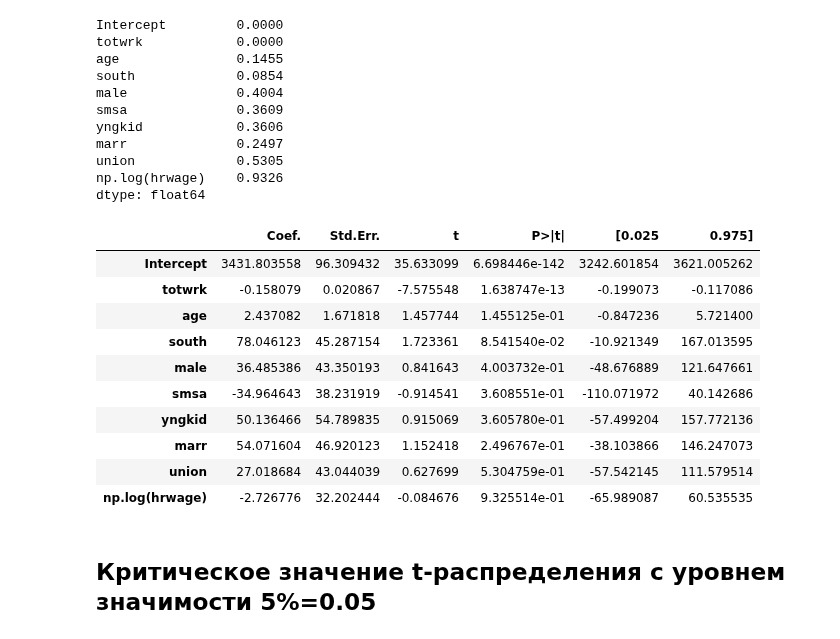
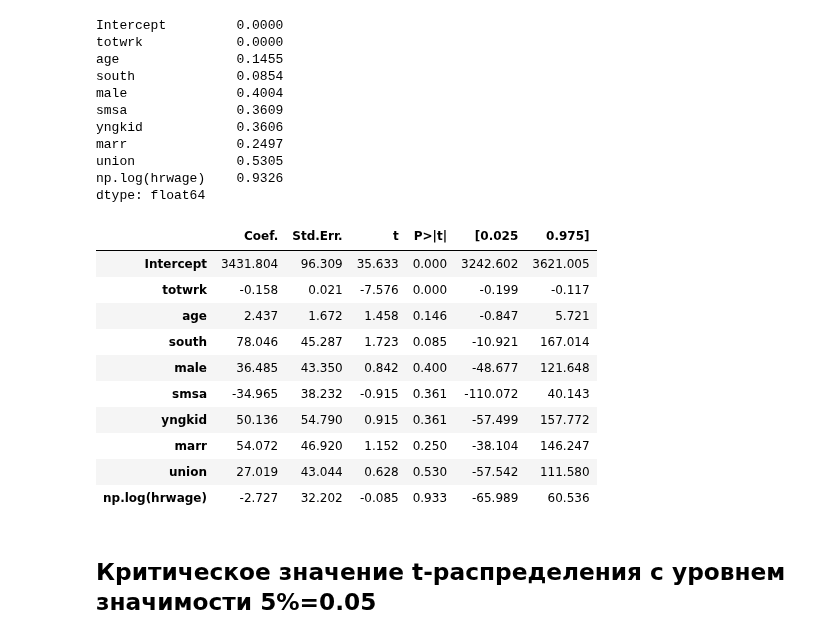
Before and after one commit to artamonoff/econometrica, a Jupyter notebook: econometrica-1/jupyter-notebooks/t-test.ipynb, the cells around one changed output. Drawn from its saved outputs; the diff is of its cells as text; code cells hidden in the pictures.

```diff
--- a/econometrica-1/jupyter-notebooks/t-test.ipynb
+++ b/econometrica-1/jupyter-notebooks/t-test.ipynb
@@ -158,19 +170,19 @@ np.log(hrwage)    0.9326
 dtype: float64
 # %%
 # Составляющие t-теста для коэффициента(ов) в одной таблице
-summary_params(res)
+summary_params(res).round(3)
 # %% [output]
 |  | Coef. | Std.Err. | t | P>|t| | [0.025 | 0.975] |
-| Intercept | 3431.803558 | 96.309432 | 35.633099 | 6.698446e-142 | 3242.601854 | 3621.005262 |
-| totwrk | -0.158079 | 0.020867 | -7.575548 | 1.638747e-13 | -0.199073 | -0.117086 |
-| age | 2.437082 | 1.671818 | 1.457744 | 1.455125e-01 | -0.847236 | 5.721400 |
-| south | 78.046123 | 45.287154 | 1.723361 | 8.541540e-02 | -10.921349 | 167.013595 |
-| male | 36.485386 | 43.350193 | 0.841643 | 4.003732e-01 | -48.676889 | 121.647661 |
-| smsa | -34.964643 | 38.231919 | -0.914541 | 3.608551e-01 | -110.071972 | 40.142686 |
-| yngkid | 50.136466 | 54.789835 | 0.915069 | 3.605780e-01 | -57.499204 | 157.772136 |
-| marr | 54.071604 | 46.920123 | 1.152418 | 2.496767e-01 | -38.103866 | 146.247073 |
-| union | 27.018684 | 43.044039 | 0.627699 | 5.304759e-01 | -57.542145 | 111.579514 |
-| np.log(hrwage) | -2.726776 | 32.202444 | -0.084676 | 9.325514e-01 | -65.989087 | 60.535535 |
+| Intercept | 3431.804 | 96.309 | 35.633 | 0.000 | 3242.602 | 3621.005 |
+| totwrk | -0.158 | 0.021 | -7.576 | 0.000 | -0.199 | -0.117 |
+| age | 2.437 | 1.672 | 1.458 | 0.146 | -0.847 | 5.721 |
+| south | 78.046 | 45.287 | 1.723 | 0.085 | -10.921 | 167.014 |
+| male | 36.485 | 43.350 | 0.842 | 0.400 | -48.677 | 121.648 |
+| smsa | -34.965 | 38.232 | -0.915 | 0.361 | -110.072 | 40.143 |
+| yngkid | 50.136 | 54.790 | 0.915 | 0.361 | -57.499 | 157.772 |
+| marr | 54.072 | 46.920 | 1.152 | 0.250 | -38.104 | 146.247 |
+| union | 27.019 | 43.044 | 0.628 | 0.530 | -57.542 | 111.580 |
+| np.log(hrwage) | -2.727 | 32.202 | -0.085 | 0.933 | -65.989 | 60.536 |
 # %% [markdown]
 ## Критическое значение t-распределения с уровнем значимости 5%=0.05
 # %%
```
Also changed, not shown: parts of 5 cells of this notebook.
